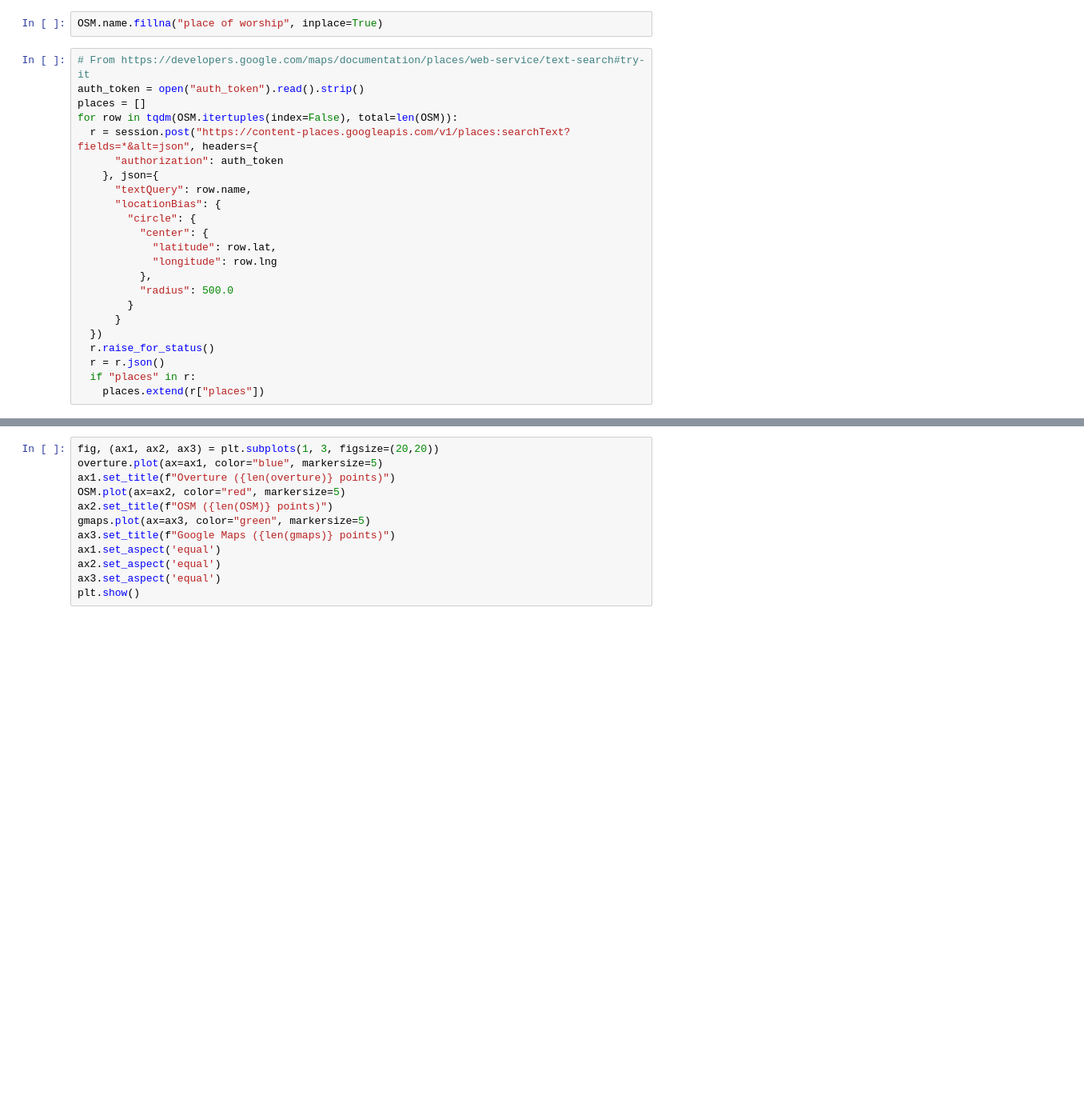
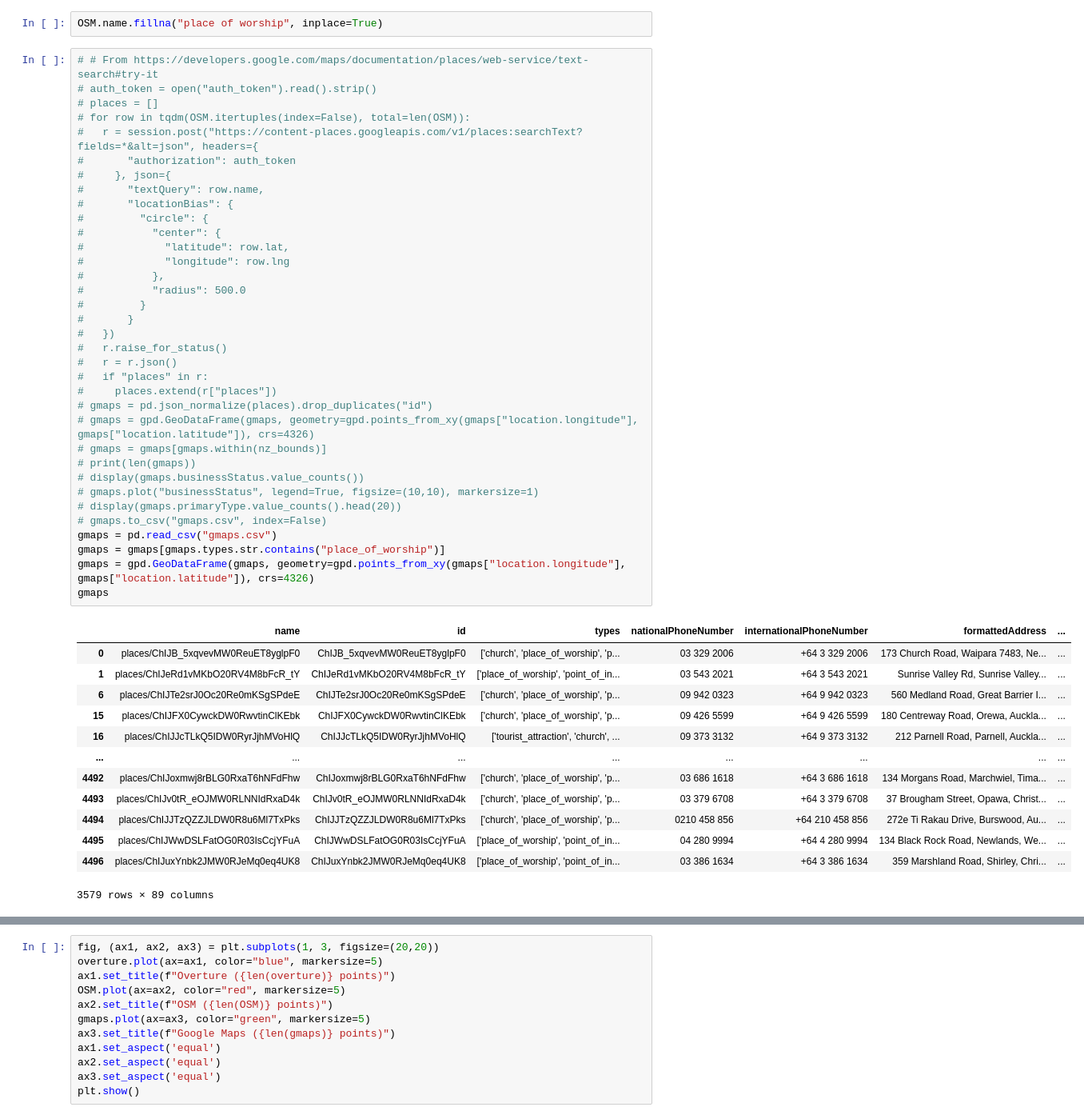
Before and after one commit to UoA-eResearch/religion, a Jupyter notebook: cross-check.ipynb, the cells around one changed output, grey strips where cells are left out. Shown at 80% size. Drawn from its saved outputs; the diff is of its cells as text; blank space fills up the shorter version.

Commit message:
gmaps[gmaps.types.str.contains("place_of_worship")]

```diff
--- a/cross-check.ipynb
+++ b/cross-check.ipynb
@@ -97,25 +97,51 @@ Name: denomination, dtype: int64
 # %%
 OSM.name.fillna("place of worship", inplace=True)
 # %%
-# From https://developers.google.com/maps/documentation/places/web-service/text-search#try-it
-auth_token = open("auth_token").read().strip()
-places = []
-for row in tqdm(OSM.itertuples(index=False), total=len(OSM)):
-  r = session.post("https://content-places.googleapis.com/v1/places:searchText?fields=*&alt=json", headers={
-      "authorization": auth_token
-    }, json={
-      "textQuery": row.name,
-      "locationBias": {
-        "circle": {
-          "center": {
-            "latitude": row.lat,
-            "longitude": row.lng
-          },
-          "radius": 500.0
-        }
-      }
-  })
-  r.raise_for_status()
-  r = r.json()
-  if "places" in r:
-    places.extend(r["places"])
+# # From https://developers.google.com/maps/documentation/places/web-service/text-search#try-it
+# auth_token = open("auth_token").read().strip()
+# places = []
+# for row in tqdm(OSM.itertuples(index=False), total=len(OSM)):
+#   r = session.post("https://content-places.googleapis.com/v1/places:searchText?fields=*&alt=json", headers={
+#       "authorization": auth_token
+#     }, json={
+#       "textQuery": row.name,
+#       "locationBias": {
+#         "circle": {
+#           "center": {
+#             "latitude": row.lat,
+#             "longitude": row.lng
+#           },
+#           "radius": 500.0
+#         }
+#       }
+#   })
+#   r.raise_for_status()
+#   r = r.json()
+#   if "places" in r:
+#     places.extend(r["places"])
+# gmaps = pd.json_normalize(places).drop_duplicates("id")
+# gmaps = gpd.GeoDataFrame(gmaps, geometry=gpd.points_from_xy(gmaps["location.longitude"], gmaps["location.latitude"]), crs=4326)
+# gmaps = gmaps[gmaps.within(nz_bounds)]
+# print(len(gmaps))
+# display(gmaps.businessStatus.value_counts())
+# gmaps.plot("businessStatus", legend=True, figsize=(10,10), markersize=1)
+# display(gmaps.primaryType.value_counts().head(20))
+# gmaps.to_csv("gmaps.csv", index=False)
+gmaps = pd.read_csv("gmaps.csv")
+gmaps = gmaps[gmaps.types.str.contains("place_of_worship")]
+gmaps = gpd.GeoDataFrame(gmaps, geometry=gpd.points_from_xy(gmaps["location.longitude"], gmaps["location.latitude"]), crs=4326)
+gmaps
+# %% [output]
+|  | name | id | types | nationalPhoneNumber | internationalPhoneNumber | formattedAddress | ... |
+| 0 | places/ChIJB_5xqvevMW0ReuET8yglpF0 | ChIJB_5xqvevMW0ReuET8yglpF0 | ['church', 'place_of_worship', 'p... | 03 329 2006 | +64 3 329 2006 | 173 Church Road, Waipara 7483, Ne... | ... |
+| 1 | places/ChIJeRd1vMKbO20RV4M8bFcR_tY | ChIJeRd1vMKbO20RV4M8bFcR_tY | ['place_of_worship', 'point_of_in... | 03 543 2021 | +64 3 543 2021 | Sunrise Valley Rd, Sunrise Valley... | ... |
+| 6 | places/ChIJTe2srJ0Oc20Re0mKSgSPdeE | ChIJTe2srJ0Oc20Re0mKSgSPdeE | ['church', 'place_of_worship', 'p... | 09 942 0323 | +64 9 942 0323 | 560 Medland Road, Great Barrier I... | ... |
+| 15 | places/ChIJFX0CywckDW0RwvtinClKEbk | ChIJFX0CywckDW0RwvtinClKEbk | ['church', 'place_of_worship', 'p... | 09 426 5599 | +64 9 426 5599 | 180 Centreway Road, Orewa, Auckla... | ... |
+| 16 | places/ChIJJcTLkQ5IDW0RyrJjhMVoHlQ | ChIJJcTLkQ5IDW0RyrJjhMVoHlQ | ['tourist_attraction', 'church', ... | 09 373 3132 | +64 9 373 3132 | 212 Parnell Road, Parnell, Auckla... | ... |
+| ... | ... | ... | ... | ... | ... | ... | ... |
+| 4492 | places/ChIJoxmwj8rBLG0RxaT6hNFdFhw | ChIJoxmwj8rBLG0RxaT6hNFdFhw | ['church', 'place_of_worship', 'p... | 03 686 1618 | +64 3 686 1618 | 134 Morgans Road, Marchwiel, Tima... | ... |
+| 4493 | places/ChIJv0tR_eOJMW0RLNNIdRxaD4k | ChIJv0tR_eOJMW0RLNNIdRxaD4k | ['church', 'place_of_worship', 'p... | 03 379 6708 | +64 3 379 6708 | 37 Brougham Street, Opawa, Christ... | ... |
+| 4494 | places/ChIJJTzQZZJLDW0R8u6Ml7TxPks | ChIJJTzQZZJLDW0R8u6Ml7TxPks | ['church', 'place_of_worship', 'p... | 0210 458 856 | +64 210 458 856 | 272e Ti Rakau Drive, Burswood, Au... | ... |
+| 4495 | places/ChIJWwDSLFatOG0R03IsCcjYFuA | ChIJWwDSLFatOG0R03IsCcjYFuA | ['place_of_worship', 'point_of_in... | 04 280 9994 | +64 4 280 9994 | 134 Black Rock Road, Newlands, We... | ... |
+| 4496 | places/ChIJuxYnbk2JMW0RJeMq0eq4UK8 | ChIJuxYnbk2JMW0RJeMq0eq4UK8 | ['place_of_worship', 'point_of_in... | 03 386 1634 | +64 3 386 1634 | 359 Marshland Road, Shirley, Chri... | ... |
+3579 rows × 89 columns
```
Also changed, not shown: parts of 3 cells of this notebook.
